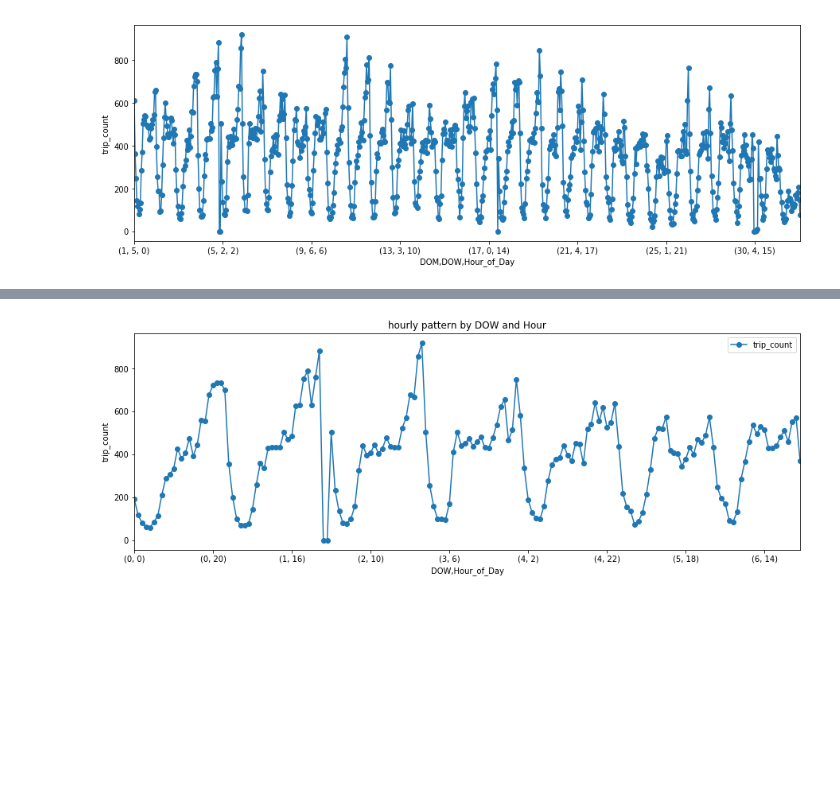
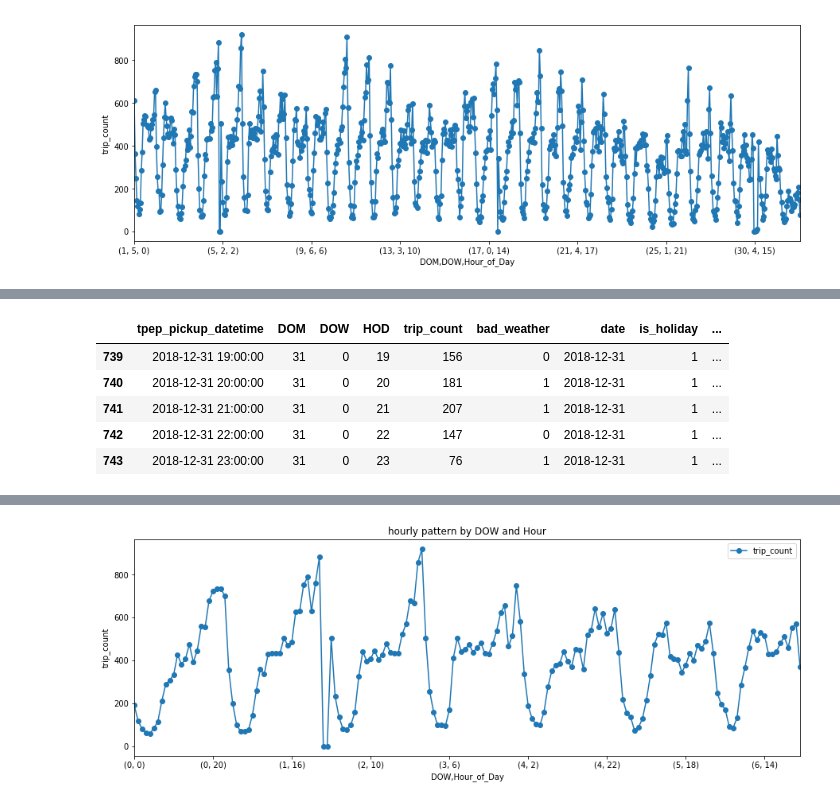
Before and after one commit to ChenjieSU/ADS_project, a Jupyter notebook: feature_extraction.ipynb, the cells around one changed output, grey strips where cells are left out. Saved outputs shown, nothing was run; the diff lists cells and outputs as text; code cells hidden in the pictures; blank space fills up the shorter version.

```diff
--- a/feature_extraction.ipynb
+++ b/feature_extraction.ipynb
@@ -131,0 +170,4 @@ Timesquare_hourly_count.head()
+# %%
+# Incoporate bad weater
+Timesquare_hourly_count['bad_weather'] = np.where(Timesquare_hourly_count.tpep_pickup_datetime.isin(Badweather_date),1,0)
+Timesquare_hourly_count.head()
@@ -131,0 +181,22 @@ Timesquare_hourly_count.head()
+# %%
+# Incoporate Holiday
+import holidays
+Holidays = [date for y in range(2017, 2019) for date, _ in sorted(holidays.US(years=y).items())]
+# manually add new years eve
+Holidays.append(datetime.date(2017, 12, 31))
+Holidays.append(datetime.date(2018, 12, 31))
+# %%
+# date column created to select holidays, will be dropped
+Timesquare_hourly_count['date'] = Timesquare_hourly_count.tpep_pickup_datetime.dt.date
+Timesquare_hourly_count['is_holiday'] = np.where(Timesquare_hourly_count.date.isin(Holidays), 1, 0)
+# next_... columns are features to be used
+Timesquare_hourly_count['next_isholiday'] = Timesquare_hourly_count.is_holiday.shift(-1)
+Timesquare_hourly_count['next_isBadweather'] = Timesquare_hourly_count.bad_weather.shift(-1)
+Timesquare_hourly_count.tail()
+# %% [output]
+|  | tpep_pickup_datetime | DOM | DOW | HOD | trip_count | bad_weather | date | is_holiday | ... |
+| 739 | 2018-12-31 19:00:00 | 31 | 0 | 19 | 156 | 0 | 2018-12-31 | 1 | ... |
+| 740 | 2018-12-31 20:00:00 | 31 | 0 | 20 | 181 | 1 | 2018-12-31 | 1 | ... |
+| 741 | 2018-12-31 21:00:00 | 31 | 0 | 21 | 207 | 1 | 2018-12-31 | 1 | ... |
+| 742 | 2018-12-31 22:00:00 | 31 | 0 | 22 | 147 | 0 | 2018-12-31 | 1 | ... |
+| 743 | 2018-12-31 23:00:00 | 31 | 0 | 23 | 76 | 1 | 2018-12-31 | 1 | ... |
```
Also changed, not shown: parts of 29 cells of this notebook.
